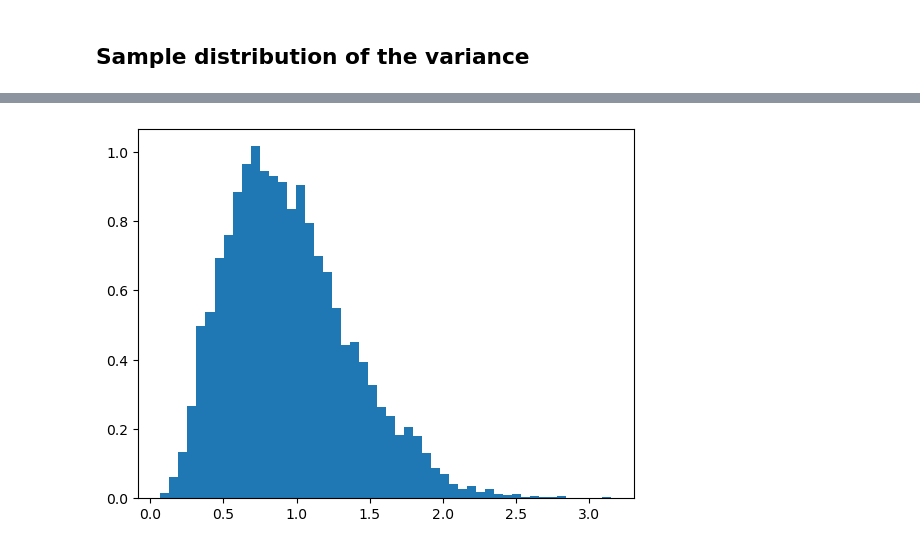
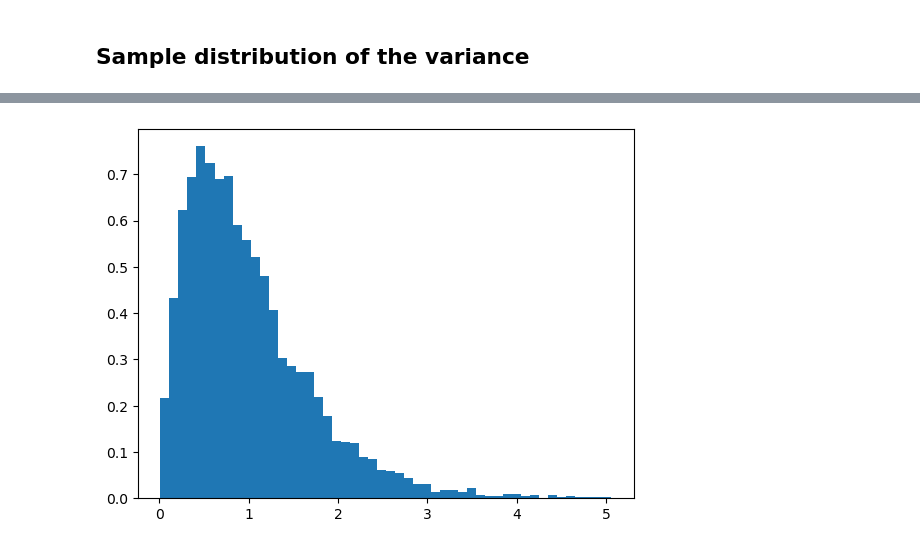
Before and after one commit to contreras-juan/Data-Science, a Jupyter notebook: 3_Statistics/3.5_Statistical inference_I.ipynb, the cells around one changed output, grey strips where cells are left out. Drawn from its saved outputs; the diff is of its cells as text; code cells hidden in the pictures.

```diff
--- a/3_Statistics/3.5_Statistical inference_I.ipynb
+++ b/3_Statistics/3.5_Statistical inference_I.ipynb
@@ -157,20 +166,18 @@ Once explored the sample distribution of the mean, one could ask about the varia
 # %%
 random.seed(1234)
 
 x = np.random.normal(size=1000)
 x = list(x)
 
 sd = []
 
 for k in range(5000):
 
-    sample = random.sample(x, 10)
+    sample = random.sample(x, 5)
 
-#    s_sample = (sample - np.mean(sample))/(np.std(sample)/np.sqrt(k))
-
-    sd.append(np.var(sample))
+    sd.append(np.var(sample, ddof=1))
 
 plt.hist(sd, bins=50, density=True);
 # %% [output]
-[figure, old version]
+[figure, new version]
 # %% [markdown]
```
Also changed, not shown: parts of 2 cells of this notebook.
